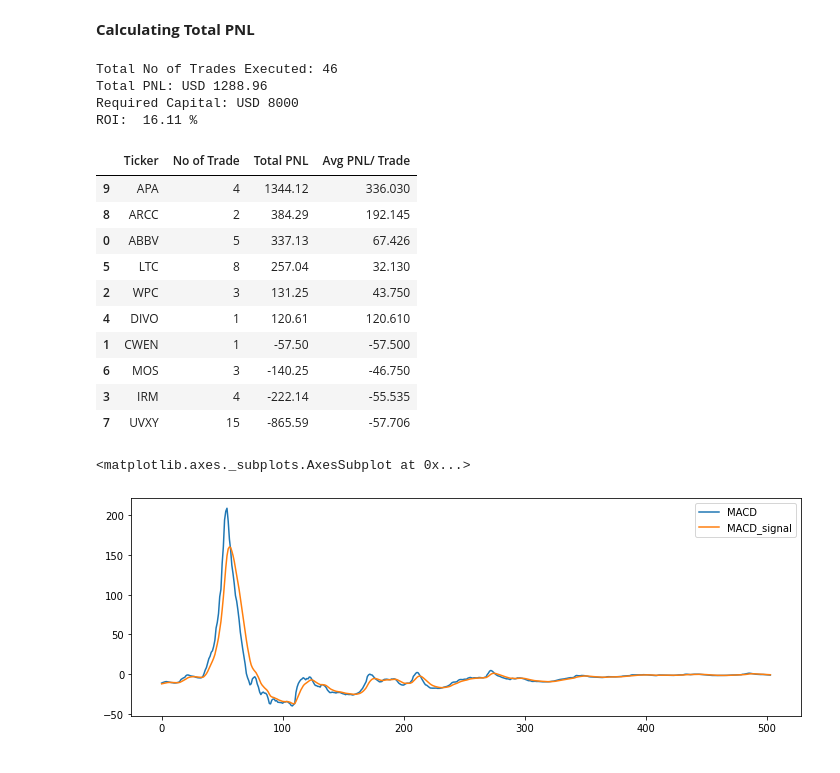
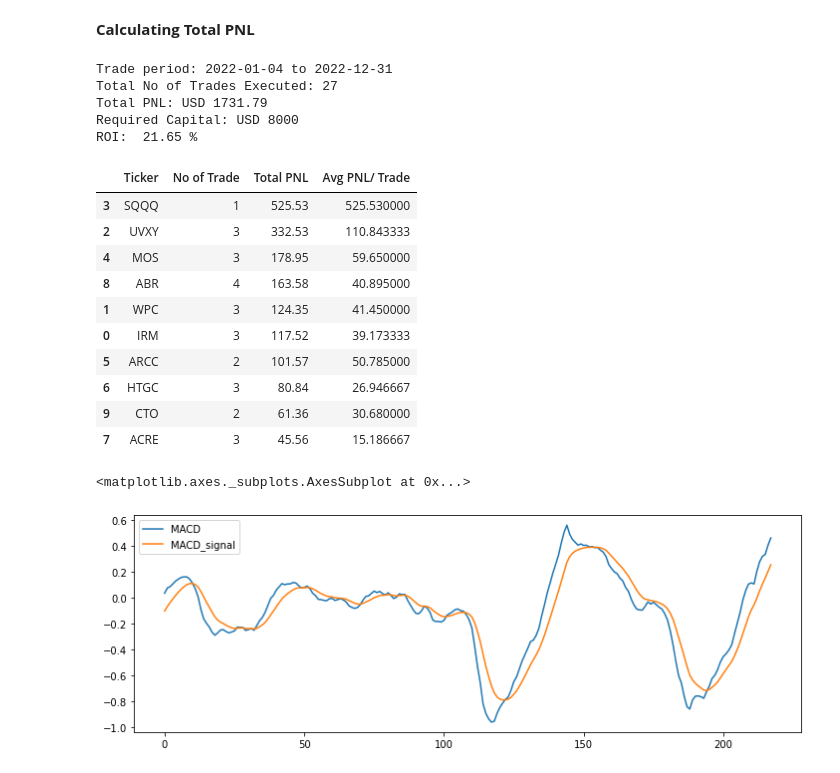
Before and after one commit to jade-lam/AlgorithmicTrading, a Jupyter notebook: Backtesting & PNL Calculation.ipynb, the cells around one changed output. Drawn from its saved outputs; the diff is of its cells as text; code cells hidden in the pictures.

```diff
--- a/Backtesting & PNL Calculation.ipynb
+++ b/Backtesting & PNL Calculation.ipynb
@@ -206,8 +204,8 @@ for ticker in df_list:
   except:
     print('No Trade')
 # %%
-#measure_date = df_list[0][1, 'Date']
-#print('Trade period:', (measure_date.strftime('%Y-%m-%d')), 'to', end_date)
+measure_date = df_list[1].loc[1, 'Date']
+print('Trade period:', (measure_date.strftime('%Y-%m-%d')), 'to', end_date)
 ROI = ((Full_PNL/ initial_capital)*100).round(2)
 print('Total No of Trades Executed:', (backtest_result['No of Trade'].sum()))
 print('Total PNL: USD', Full_PNL)
@@ -215,23 +213,24 @@ print('Required Capital: USD', initial_capital)
 print('ROI: ', ROI, '%')
 backtest_result.sort_values(by=['Total PNL', 'Avg PNL/ Trade'], ascending=False)
 # %% [output]
-Total No of Trades Executed: 46
-Total PNL: USD 1288.96
+Trade period: 2022-01-04 to 2022-12-31
+Total No of Trades Executed: 27
+Total PNL: USD 1731.79
 Required Capital: USD 8000
-ROI:  16.11 %
+ROI:  21.65 %
 |  | Ticker | No of Trade | Total PNL | Avg PNL/ Trade |
-| 9 | APA | 4 | 1344.12 | 336.030 |
-| 8 | ARCC | 2 | 384.29 | 192.145 |
-| 0 | ABBV | 5 | 337.13 | 67.426 |
-| 5 | LTC | 8 | 257.04 | 32.130 |
-| 2 | WPC | 3 | 131.25 | 43.750 |
-| 4 | DIVO | 1 | 120.61 | 120.610 |
-| 1 | CWEN | 1 | -57.50 | -57.500 |
-| 6 | MOS | 3 | -140.25 | -46.750 |
-| 3 | IRM | 4 | -222.14 | -55.535 |
-| 7 | UVXY | 15 | -865.59 | -57.706 |
+| 3 | SQQQ | 1 | 525.53 | 525.530000 |
+| 2 | UVXY | 3 | 332.53 | 110.843333 |
+| 4 | MOS | 3 | 178.95 | 59.650000 |
+| 8 | ABR | 4 | 163.58 | 40.895000 |
+| 1 | WPC | 3 | 124.35 | 41.450000 |
+| 0 | IRM | 3 | 117.52 | 39.173333 |
+| 5 | ARCC | 2 | 101.57 | 50.785000 |
+| 6 | HTGC | 3 | 80.84 | 26.946667 |
+| 9 | CTO | 2 | 61.36 | 30.680000 |
+| 7 | ACRE | 3 | 45.56 | 15.186667 |
 # %%
-UVXY[['MACD', 'MACD_signal']].plot(figsize=(12,4))
+ABR[['MACD', 'MACD_signal']].plot(figsize=(12,4))
 # %% [output]
 <matplotlib.axes._subplots.AxesSubplot at 0x...>
-[figure, old version]
+[figure, new version]
```
Also changed, not shown: parts of 5 cells of this notebook.
